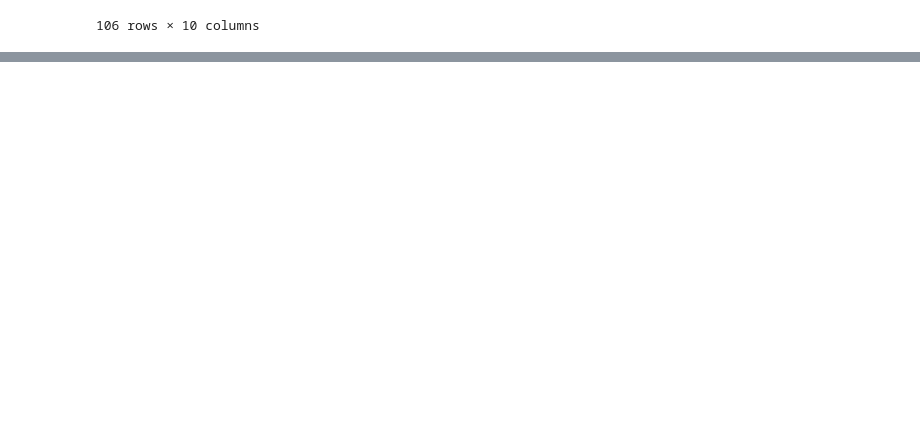
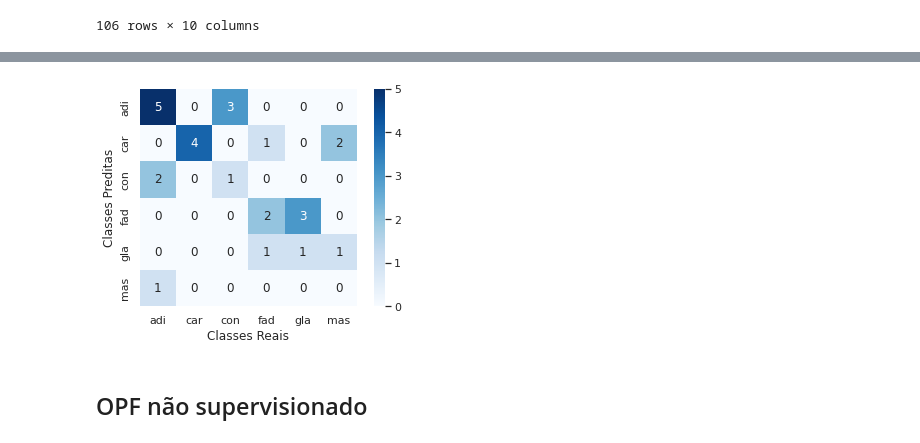
Before and after one commit to gus-phys/AI2-resources, a Jupyter notebook: 08-classificacao/aulas-praticas/aula8/opf/BreastTissue_classification.ipynb, the cells around one changed output, grey strips where cells are left out. Cells and saved outputs as stored; diff of their text form; code cells hidden in the pictures; blank space fills up the shorter version.

Commit message:
Apply supervised OPF on Breast Tissue dataset

```diff
--- a/08-classificacao/aulas-praticas/aula8/opf/BreastTissue_classification.ipynb
+++ b/08-classificacao/aulas-praticas/aula8/opf/BreastTissue_classification.ipynb
@@ -61,3 +61,3 @@ data_bt.iloc[:,1:].columns.tolist()
 # %%
-lista_col_X = data_bt.iloc[:,1:].columns.tolist()
-X, y = data_bt[lista_col_X], data_bt['Class']
+lista_col_X = data_bt.iloc[:,1:].columns
+X, y = data_bt[lista_col_X], data_bt.iloc[:,0]
@@ -71,0 +84,4 @@ X_test.shape, y_test.shape =  (43, 9) (43,)
+# %%
+# Dividindo os dados em treinamento e teste
+X_train, X_test, y_train, y_test = s.split(
+    np.array(X), np.array(y), percentage=0.75, random_state=42)
@@ -71,0 +104,4 @@ X_test.shape, y_test.shape =  (43, 9) (43,)
+# %%
+label_encoder = LabelEncoder()
+y_test_encoded = label_encoder.fit_transform(y_test)
+y_train_encoded = label_encoder.fit_transform(y_train)
@@ -71,0 +110,9 @@ X_test.shape, y_test.shape =  (43, 9) (43,)
+# %%
+# Cria uma instancia do OPF supervisionado
+opf = SupervisedOPF()
+
+# Ajusta o classificador considerando o conjunto de treinamento
+opf.fit(X_train, y_train_encoded)
+
+# Predição no conjunto de testes
+preds = opf.predict(X_test)
@@ -71,0 +151,13 @@ X_test.shape, y_test.shape =  (43, 9) (43,)
+# %%
+from sklearn.metrics import confusion_matrix
+mat = confusion_matrix(y_test_encoded, preds)
+sns.heatmap(mat.T, square=True, annot=True, fmt='d', cbar=True,
+            xticklabels=label_encoder.inverse_transform(np.unique(y_test_encoded)),
+            yticklabels=label_encoder.inverse_transform(np.unique(preds)),
+            cmap=plt.cm.Blues)
+plt.xlabel('Classes Reais')
+plt.ylabel('Classes Preditas');
+# %% [output]
+[figure, added]
+# %% [markdown]
+## OPF não supervisionado
```
Also changed, not shown: parts of 16 cells of this notebook, 1 other file.
